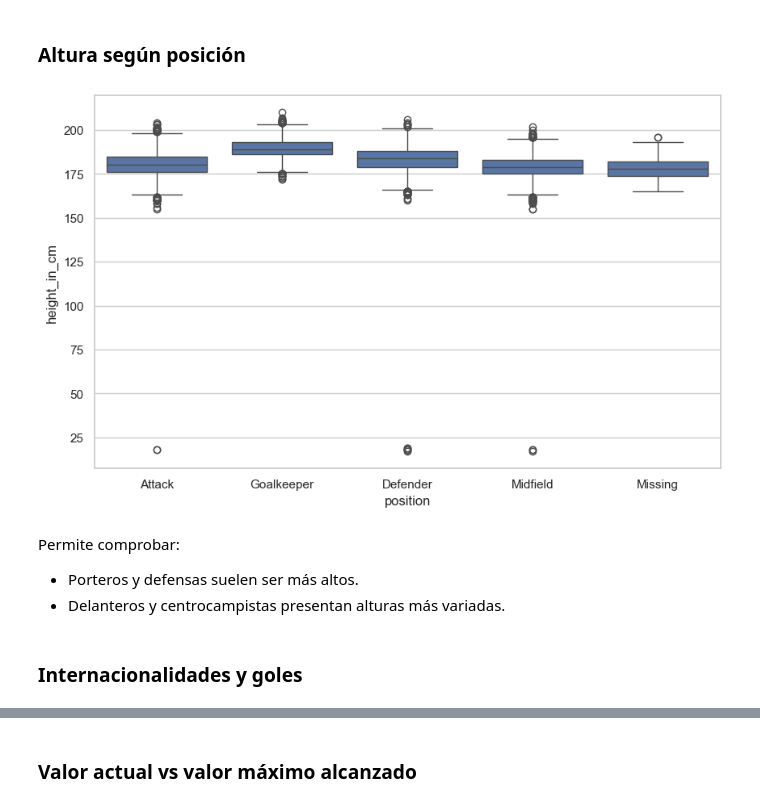
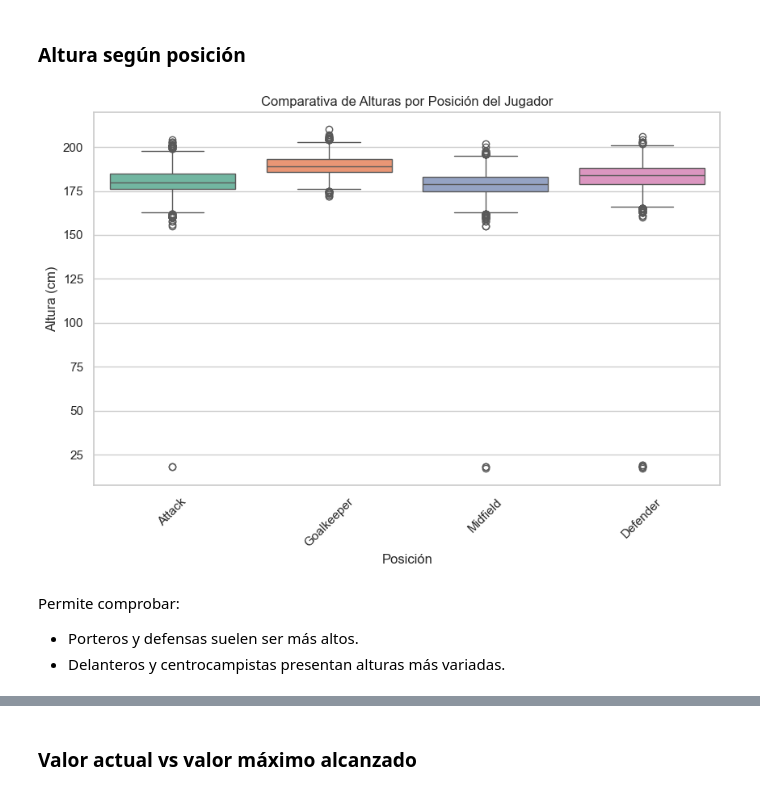
Before and after one commit to Bootcamp-DA-P2/DA-Project-Regression-Grupo2, a Jupyter notebook: notebooks/informe_EDA.ipynb, the cells around one changed output, grey strips where cells are left out. Cells and saved outputs as stored; diff of their text form; code cells hidden in the pictures.

Commit message:
feat(informe_EDA) modify informe_EDA with clean data

```diff
--- a/notebooks/informe_EDA.ipynb
+++ b/notebooks/informe_EDA.ipynb
@@ -19,7 +19,7 @@ plt.rcParams['figure.figsize'] = (10, 6)
 Y cargamos los datos de players.csv que previamente hemos realizado una limpieza.
 # %%
 # Cargar datos
-df = pd.read_csv("../data/clean/players.csv")
+df = pd.read_csv("../data/clean/players_clean.csv")
 # %% [markdown]
 Y mostramos el dataset para saber si ha cargado correctamente.
 # %%
@@ -311,16 +284,29 @@ Objetivo:
 # %% [markdown]
 ### Altura según posición
 # %%
-sns.boxplot(data=df,
-            x='position',
-            y='height_in_cm')
+# 1. Filtramos los datos ignorando alturas vacías (0) y posiciones sin registrar
+df_pos_alturas = df[(df['height_in_cm'] > 0) & (df['position'] != 'Missing')]
+
+# 2. Creamos el boxplot corrigiendo la sintaxis de palette y hue
+sns.boxplot(
+    data=df_pos_alturas,
+    x='position',
+    y='height_in_cm',
+    hue='position',     # Asignamos hue a la misma variable X para dar color por grupo
+    palette='Set2',
+    legend=False        # Desactivamos la leyenda automática ya que el eje X ya indica la posición
+)
+
+# 3. Formato y etiquetas del gráfico
+plt.title('Comparativa de Alturas por Posición del Jugador')
+plt.xlabel('Posición')
+plt.ylabel('Altura (cm)')
+plt.xticks(rotation=45)
 plt.show()
 # %% [output]
-[figure, old version]
+[figure, new version]
 # %% [markdown]
 Permite comprobar:
 
 * Porteros y defensas suelen ser más altos.
 * Delanteros y centrocampistas presentan alturas más variadas.
-# %% [markdown]
-### Internacionalidades y goles
```
Also changed, not shown: parts of 33 cells of this notebook, 3 other files.
